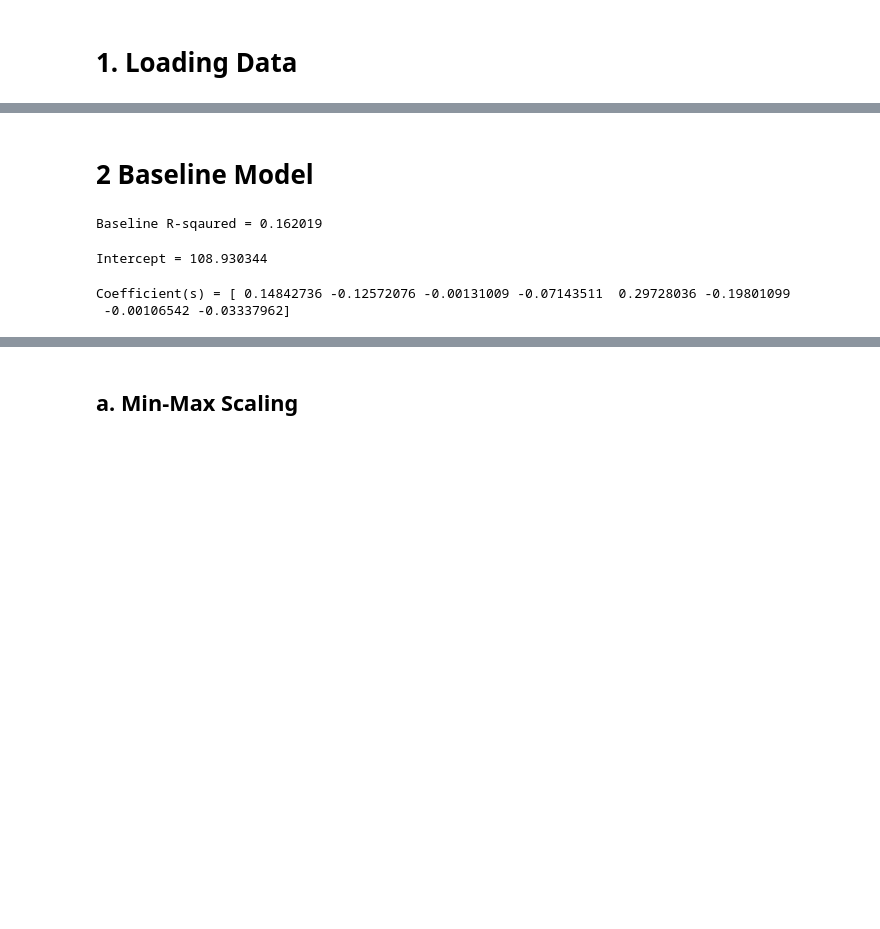
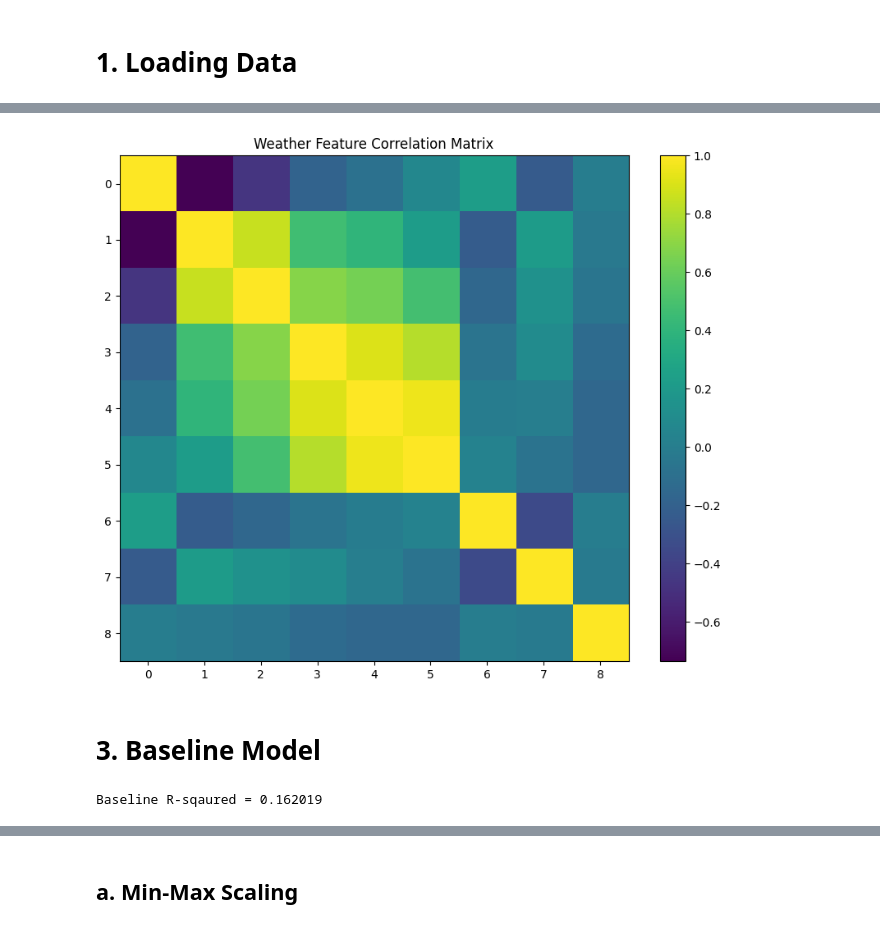
Before and after one commit to cmdr-blessingwushe/weather-precipitation-prediction, a Jupyter notebook: weather_precipitation_prediction.ipynb, the cells around one changed output, grey strips where cells are left out. Cells and saved outputs as stored; diff of their text form; code cells hidden in the pictures; blank space fills up the shorter version.

```diff
--- a/weather_precipitation_prediction.ipynb
+++ b/weather_precipitation_prediction.ipynb
@@ -16,5 +78,13 @@ features = [c for c in df.columns if c not in ['date', 'precipitation']]
+# %%
+plt.figure(figsize=(10, 8))
+plt.imshow(df.drop(columns=["date"]).corr(), aspect="auto")
+plt.colorbar()
+plt.title("Weather Feature Correlation Matrix")
+plt.show()
+# %% [output]
+[figure, added]
 # %% [markdown]
-# 2 Baseline Model
+# 3. Baseline Model
 # %%
 x_train, x_test, y_train, y_test = train_test_split(x, y, test_size = 0.2, random_state = 42)
 # %%
@@ -30,13 +100,4 @@ r2_baseline = fit_and_score(x_train, x_test, y_train, y_test)
 print(f"Baseline R-sqaured = {r2_baseline:.6f}")
 # %% [output]
 Baseline R-sqaured = 0.162019
-# %%
-print(f"Intercept = {model.intercept_:.6f}")
-# %% [output]
-Intercept = 108.930344
-# %%
-print(f"Coefficient(s) = {model.coef_}")
-# %% [output]
-Coefficient(s) = [ 0.14842736 -0.12572076 -0.00131009 -0.07143511  0.29728036 -0.19801099
- -0.00106542 -0.03337962]
 # %% [markdown]
```
Also changed, not shown: parts of 18 cells of this notebook.
